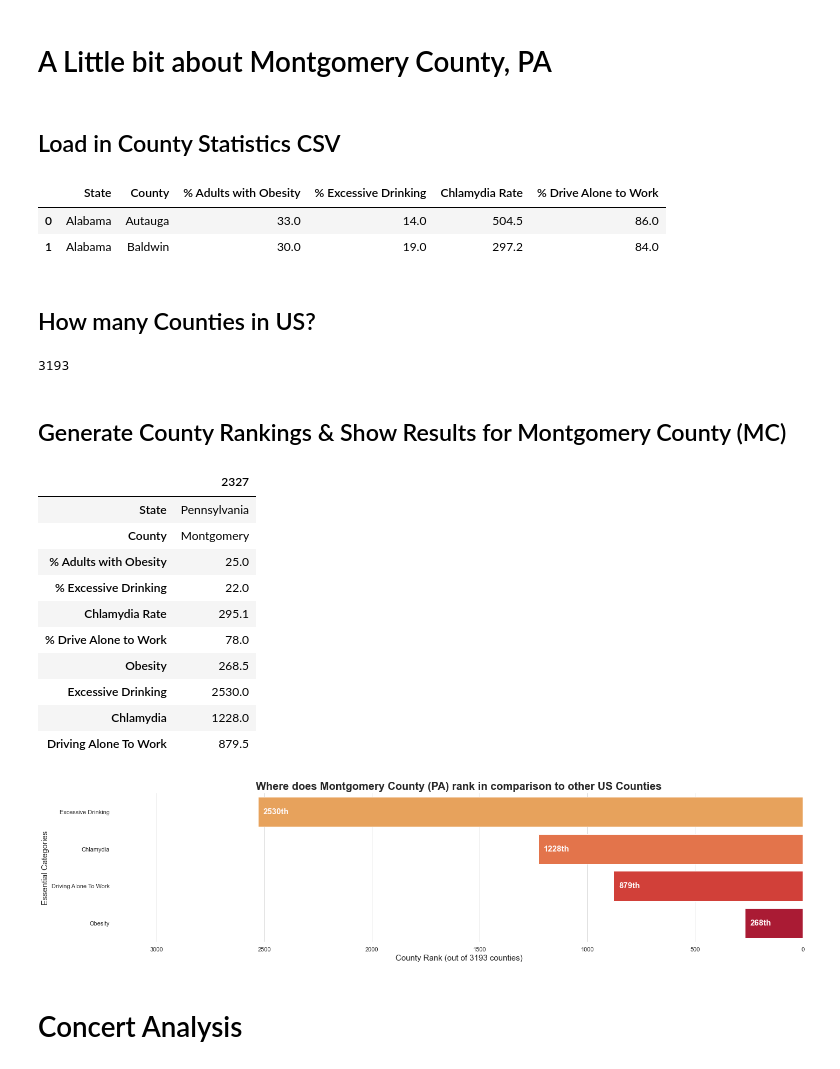
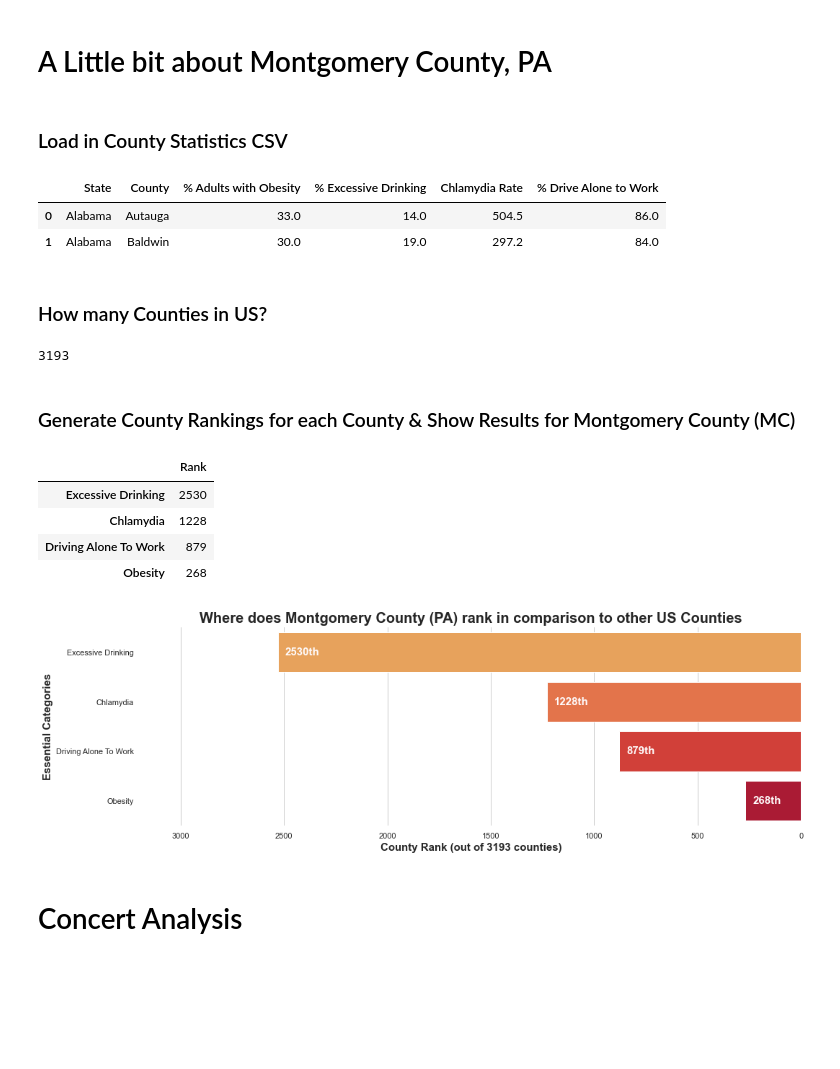
Before and after one commit to ClodettaV/Team_challenge_1, a Jupyter notebook: Dans_Part.ipynb, the cells around one changed output. Cells and saved outputs as stored; diff of their text form; code cells hidden in the pictures; blank space fills up the shorter version.

```diff
--- a/Dans_Part.ipynb
+++ b/Dans_Part.ipynb
@@ -104,7 +107,7 @@ from My_Functions import haversine
 # %% [markdown]
 # A Little bit about Montgomery County, PA
 # %% [markdown]
-## Load in County Statistics CSV
+### Load in County Statistics CSV
 # %%
 # read County_Stats csv
 County_Stats_df = pd.read_csv("CountyStats.csv")
@@ -114,14 +117,14 @@ County_Stats_df.head(2)
 | 0 | Alabama | Autauga | 33.0 | 14.0 | 504.5 | 86.0 |
 | 1 | Alabama | Baldwin | 30.0 | 19.0 | 297.2 | 84.0 |
 # %% [markdown]
-## How many Counties in US?
+### How many Counties in US?
 # %%
 No_Counties=len(County_Stats_df)
 No_Counties
 # %% [output]
 3193
 # %% [markdown]
-## Generate County Rankings & Show Results for Montgomery County (MC)
+### Generate County Rankings for each County & Show Results for Montgomery County (MC)
 # %%
 # Create rank columns for the 4 statistics
 County_Stats_df['Obesity'] = County_Stats_df['% Adults with Obesity'].rank()
@@ -133,15 +136,19 @@ County_Stats_df['Driving Alone To Work'] = County_Stats_df['% Drive Alone to Wor
 County_Stats_df=County_Stats_df.loc[County_Stats_df["State"]=="Pennsylvania"]
 County_Stats_df=County_Stats_df.loc[County_Stats_df["County"]=="Montgomery"]
 County_Stats_df.T
+
+MC_Stats_df=County_Stats_df[["Obesity","Excessive Drinking","Chlamydia","Driving Alone To Work"]]
+MC_Stats_df=MC_Stats_df.T
+MC_Stats_df["Metric"]=MC_Stats_df.index
+MC_Stats_df=MC_Stats_df.rename(columns={2327: "Rank"})
+
+MC_Stats_df=MC_Stats_df.sort_values("Rank", ascending=False)
+MC=MC_Stats_df.drop(columns=['Metric'])
+MC["Rank"]=MC["Rank"].astype(int)
+MC
 # %% [output]
-|  | 2327 |
-| State | Pennsylvania |
-| County | Montgomery |
-| % Adults with Obesity | 25.0 |
-| % Excessive Drinking | 22.0 |
-| Chlamydia Rate | 295.1 |
-| % Drive Alone to Work | 78.0 |
-| Obesity | 268.5 |
-| Excessive Drinking | 2530.0 |
-| Chlamydia | 1228.0 |
-| Driving Alone To Work | 879.5 |
+|  | Rank |
+| Excessive Drinking | 2530 |
+| Chlamydia | 1228 |
+| Driving Alone To Work | 879 |
+| Obesity | 268 |
@@ -158,40 +158,40 @@ import matplotlib.pyplot as plt
 sns.set_theme(style="whitegrid")
 
 # Initialize the matplotlib figure
-fig1, ax = plt.subplots(figsize=(20, 5))
+fig1, ax1 = plt.subplots(figsize=(15,5))
 
 # Load the example car crash dataset
 pal = sns.color_palette("YlOrRd", len("Metric"))
 rank = MC_Stats_df["Rank"].argsort().argsort()
 
 # Plot the total crashes
 sns.set_color_codes("pastel")
 g=sns.barplot(x="Rank", y="Metric", data=MC_Stats_df,label="Rank",palette=np.array(pal[::-1])[rank])
 
 
 
 # Add a legend and informative axis label
 #ax.legend(ncol=2, loc="lower right", frameon=True)
-ax.set(
+ax1.set(
     xlim=(0,No_Counties))
 sns.despine(left=True, bottom=True)
-ax.set_title('Where does Montgomery County (PA) rank in comparison to other US Counties',
+ax1.set_title('Where does Montgomery County (PA) rank in comparison to other US Counties',
              fontdict ={
                  'fontsize': 20,
                  'fontweight' : 'bold'
                          })
-plt.xlabel(f"County Rank (out of {No_Counties} counties)",size=15)
-plt.ylabel(f"Essential Categories",size=15)
+plt.xlabel(f"County Rank (out of {No_Counties} counties)",size=15,fontweight='bold')
+plt.ylabel(f"Essential Categories",size=15,fontweight='bold')
 
-ax.invert_xaxis()
+ax1.invert_xaxis()
 
 plt.bar_label(g.containers[0],fmt='%ith', label_type='edge', padding=10,color='snow',fontsize=15,fontweight='bold')
 fig1.tight_layout()
 plt.show()
 fig1.savefig('fig1.png')
 pp.savefig(fig1)
 # %% [output]
-[figure, old version]
+[figure, new version]
 # %% [markdown]
 # Concert Analysis
 # %%
```
Also changed, not shown: parts of 34 cells of this notebook, 3 other files.
